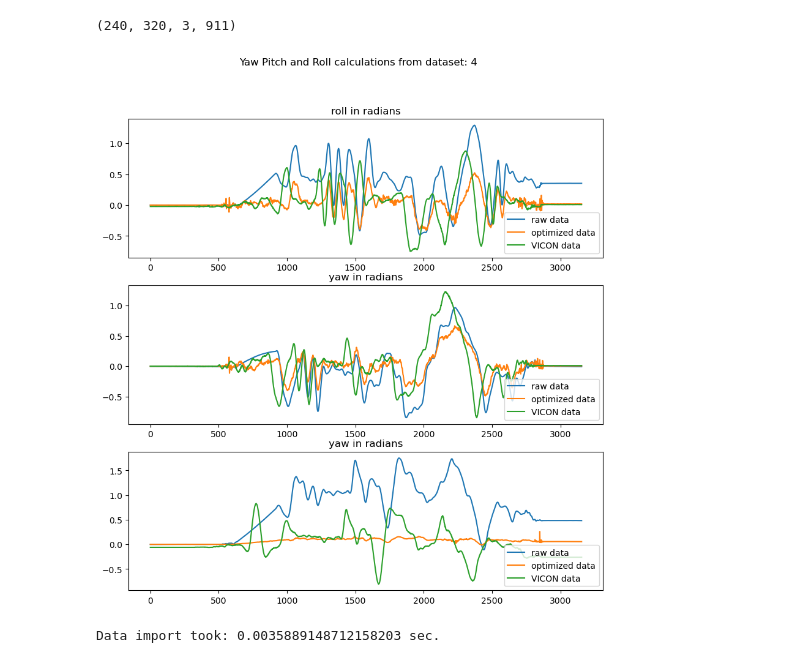
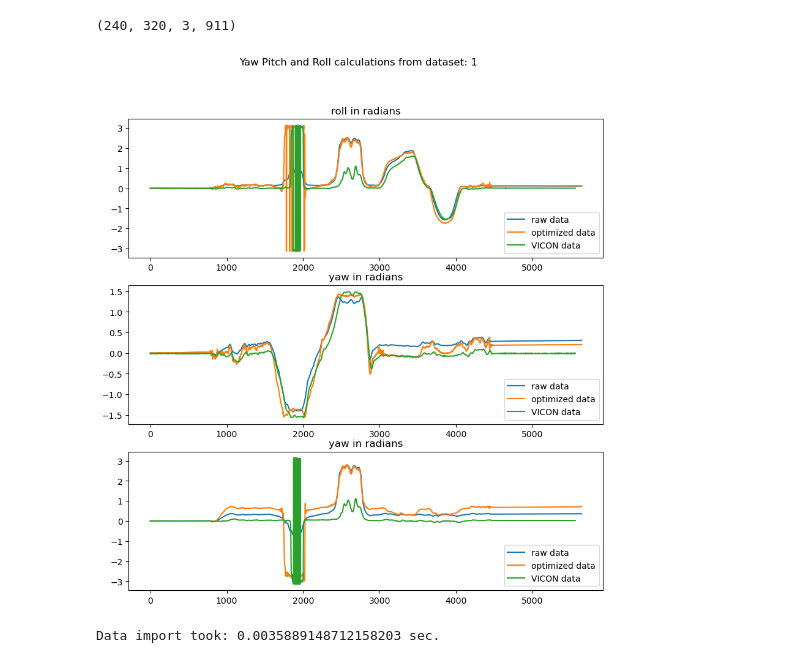
Before and after one commit to Tassadon/ECE276A_PR1, a Jupyter notebook: code/main.ipynb, the cells around one changed output. Drawn from its saved outputs; the diff is of its cells as text; code cells hidden in the pictures.

```diff
--- a/code/main.ipynb
+++ b/code/main.ipynb
@@ -46,9 +44,9 @@ dataset_8_loss = [32403.46, 30992.01, 29962.55, 29187.25, 28587.73, 28114.04, 27
 dataset_9_loss = [37342.43,34777.38, 32606.05, 30823.34, 29386.06, 28237.43, 27321.92, 26591.27, 26005.99, 25534.89]
 dataset_10_loss = [38623.14, 36427.54, 34491.78, 32823.83, 31416.71, 30252.93, 29304.39, 28537.01, 27917.37, 27416.89]
 # %%
-plot_imu_data.plot(dataset="4",path="/Users/justin/Documents/Homework/ECE 276A/ECE 276A Project 1/ECE276A_PR1/numpy files",testing=False)
+plot_imu_data.plot(dataset="1",path="/Users/justin/Documents/Homework/ECE 276A/ECE 276A Project 1/ECE276A_PR1/numpy files",testing=False)
 # %% [output]
-[figure, old version]
+[figure, new version]
 # %%
 dataset="3"
 [camera,imu,Vicd] = load_data.load(fname="../../trainset",dataset=dataset)
```
Also changed, not shown: parts of 1 cell of this notebook, 9 other files.
